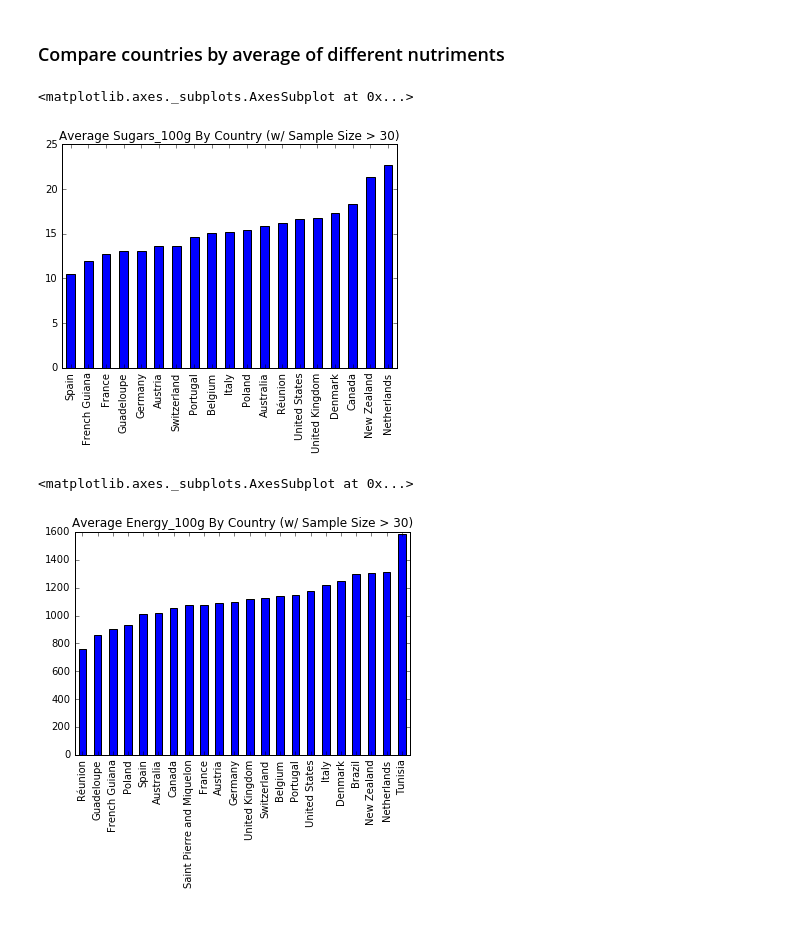
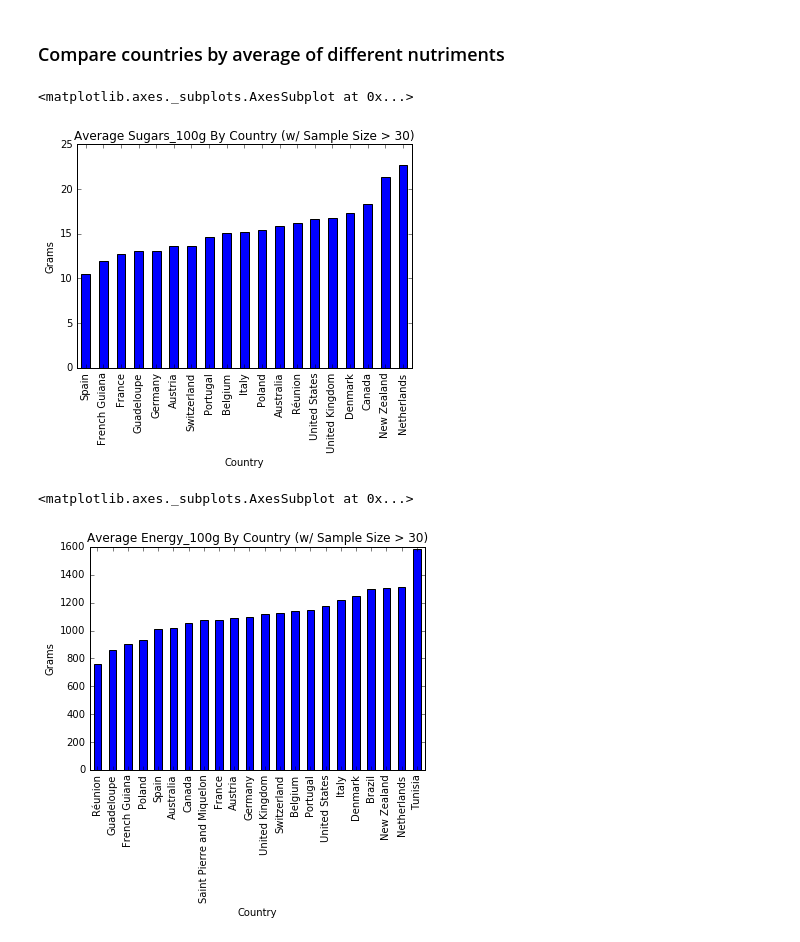
Before and after one commit to jaredvonhalle/CSC478WorldFoodFacts, a Jupyter notebook: Data_Exploration.ipynb, the cells around one changed output. Cells and saved outputs as stored; diff of their text form; code cells hidden in the pictures.

```diff
--- a/Data_Exploration.ipynb
+++ b/Data_Exploration.ipynb
@@ -5,7 +5,7 @@ import utilities as utils
 import matplotlib.pyplot as plt
 %matplotlib inline
 # %%
-data = pd.read_csv("world-food-facts/FoodFacts.csv")
+data = pd.read_csv("data/food.csv")
 # %%
 print data.shape
 data.head()
@@ -52,15 +52,21 @@ usa_data[usa_data.sugars_100g >= most_sugar.iloc[0]]
 unique_countries = utils.getUniqueCountries(data)
 # %%
 sugar_avg = utils.compareCountriesByNutrimentAverage(data, unique_countries, 'sugars_100g')
-sugar_avg.plot(kind='bar', legend=False, title='Average Sugars_100g By Country (w/ Sample Size > 30)')
+p = sugar_avg.plot(kind='bar', legend=False, title='Average Sugars_100g By Country (w/ Sample Size > 30)')
+p.set_xlabel("Country")
+p.set_ylabel("Grams")
+p
 # %% [output]
 <matplotlib.axes._subplots.AxesSubplot at 0x...>
-[figure, old version]
+[figure, new version]
 # %%
 energy_avg = utils.compareCountriesByNutrimentAverage(data, unique_countries, 'energy_100g')
-energy_avg.plot(kind='bar', legend=False, title='Average Energy_100g By Country (w/ Sample Size > 30)')
+p = energy_avg.plot(kind='bar', legend=False, title='Average Energy_100g By Country (w/ Sample Size > 30)')
+p.set_xlabel("Country")
+p.set_ylabel("Grams")
+p
 # %% [output]
 <matplotlib.axes._subplots.AxesSubplot at 0x...>
-[figure, old version]
+[figure, new version]
 # %%
 sodium_avg = utils.compareCountriesByNutrimentAverage(data, unique_countries, 'sodium_100g')
```
Also changed, not shown: parts of 4 cells of this notebook.
